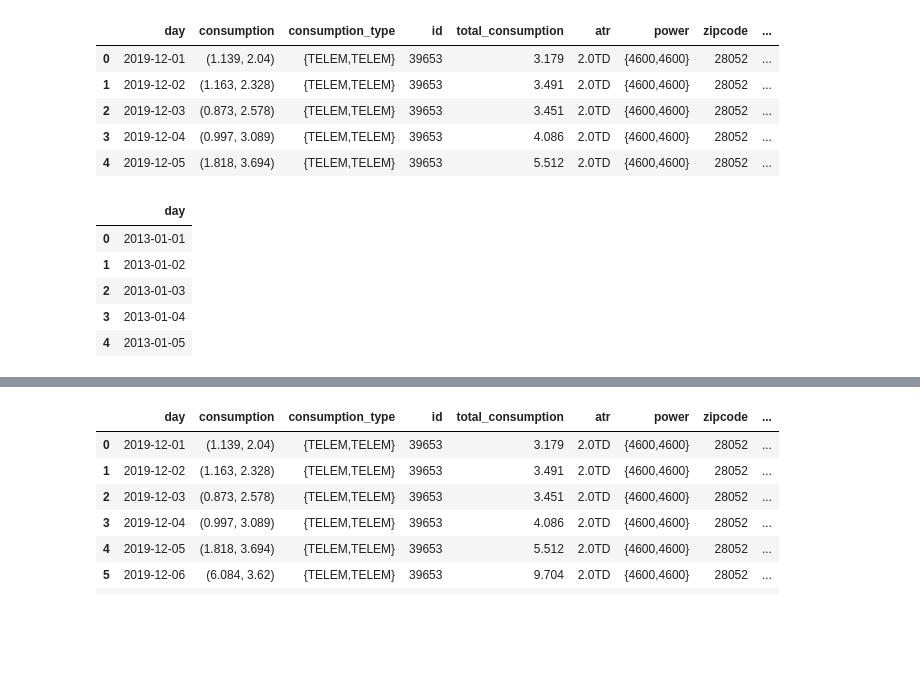
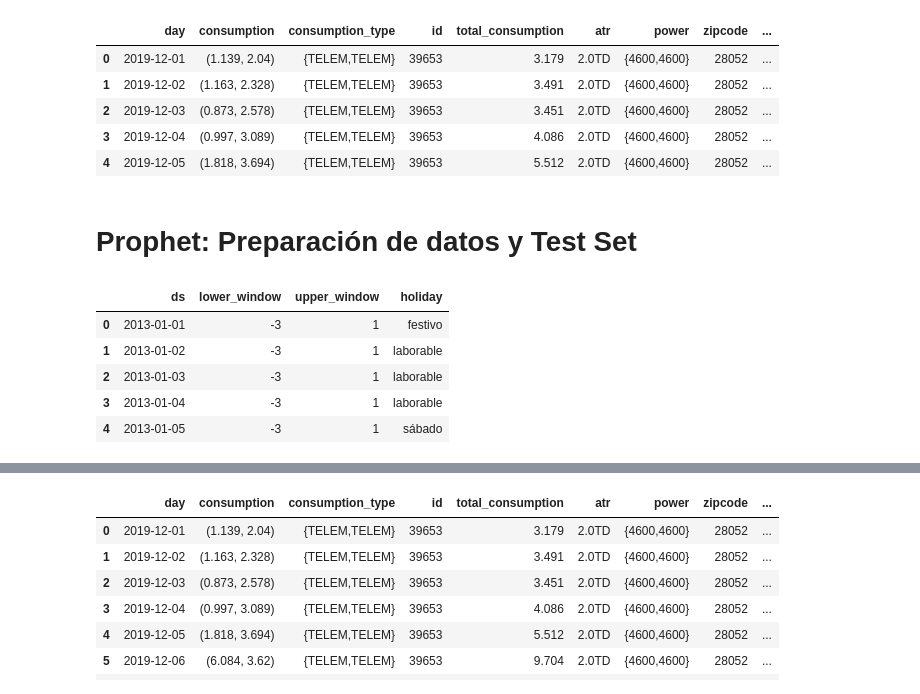
Before and after one commit to mariopastorlanchares/electricity-predictor, a Jupyter notebook: electric_consumption.ipynb, the cells around one changed output, grey strips where cells are left out. Saved outputs shown, nothing was run; the diff lists cells and outputs as text; code cells hidden in the pictures; blank space fills up the shorter version.

Commit message:
feat - preparación de testset, regresores y primer modelo de prophet

```diff
--- a/electric_consumption.ipynb
+++ b/electric_consumption.ipynb
@@ -207,16 +203,20 @@ dfmerged.head()
 | 2 | 2019-12-03 | (0.873, 2.578) | {TELEM,TELEM} | 39653 | 3.451 | 2.0TD | {4600,4600} | 28052 | ... |
 | 3 | 2019-12-04 | (0.997, 3.089) | {TELEM,TELEM} | 39653 | 4.086 | 2.0TD | {4600,4600} | 28052 | ... |
 | 4 | 2019-12-05 | (1.818, 3.694) | {TELEM,TELEM} | 39653 | 5.512 | 2.0TD | {4600,4600} | 28052 | ... |
+# %% [markdown]
+# Prophet: Preparación de datos y Test Set
 # %%
-# Preparamos los datos de festivos, no laborales
+# Prophet necesita un dataset para los festivos y no laborales para valorar el impacto
+# https://facebook.github.io/prophet/docs/seasonality,_holiday_effects,_and_regressors.html
 # Sustituimos el formato de fecha actual y lo adaptamos a los otros datasets
-dffestivities = pd.DataFrame()
-dffestivities['day'] = pd.to_datetime(dfcalendario['Día'], format="%d/%m/%Y").dt.strftime("%Y-%m-%d")
+# Prophet tambien nos pide una ventana de tiempo anterior y posterior a la fecha vacacional
+dfcalendario["ds"] = pd.to_datetime(dfcalendario['Día'], format="%d/%m/%Y").dt.strftime("%Y-%m-%d")
+dffestivities = pd.DataFrame({"ds": dfcalendario["ds"], 'lower_window': -3, 'upper_window' : 1, 'holiday': dfcalendario['laborable / festivo / domingo festivo']})
 dffestivities.head()
 # %% [output]
-|  | day |
-| 0 | 2013-01-01 |
-| 1 | 2013-01-02 |
-| 2 | 2013-01-03 |
-| 3 | 2013-01-04 |
-| 4 | 2013-01-05 |
+|  | ds | lower_window | upper_window | holiday |
+| 0 | 2013-01-01 | -3 | 1 | festivo |
+| 1 | 2013-01-02 | -3 | 1 | laborable |
+| 2 | 2013-01-03 | -3 | 1 | laborable |
+| 3 | 2013-01-04 | -3 | 1 | laborable |
+| 4 | 2013-01-05 | -3 | 1 | sábado |
```
Also changed, not shown: parts of 21 cells of this notebook.
